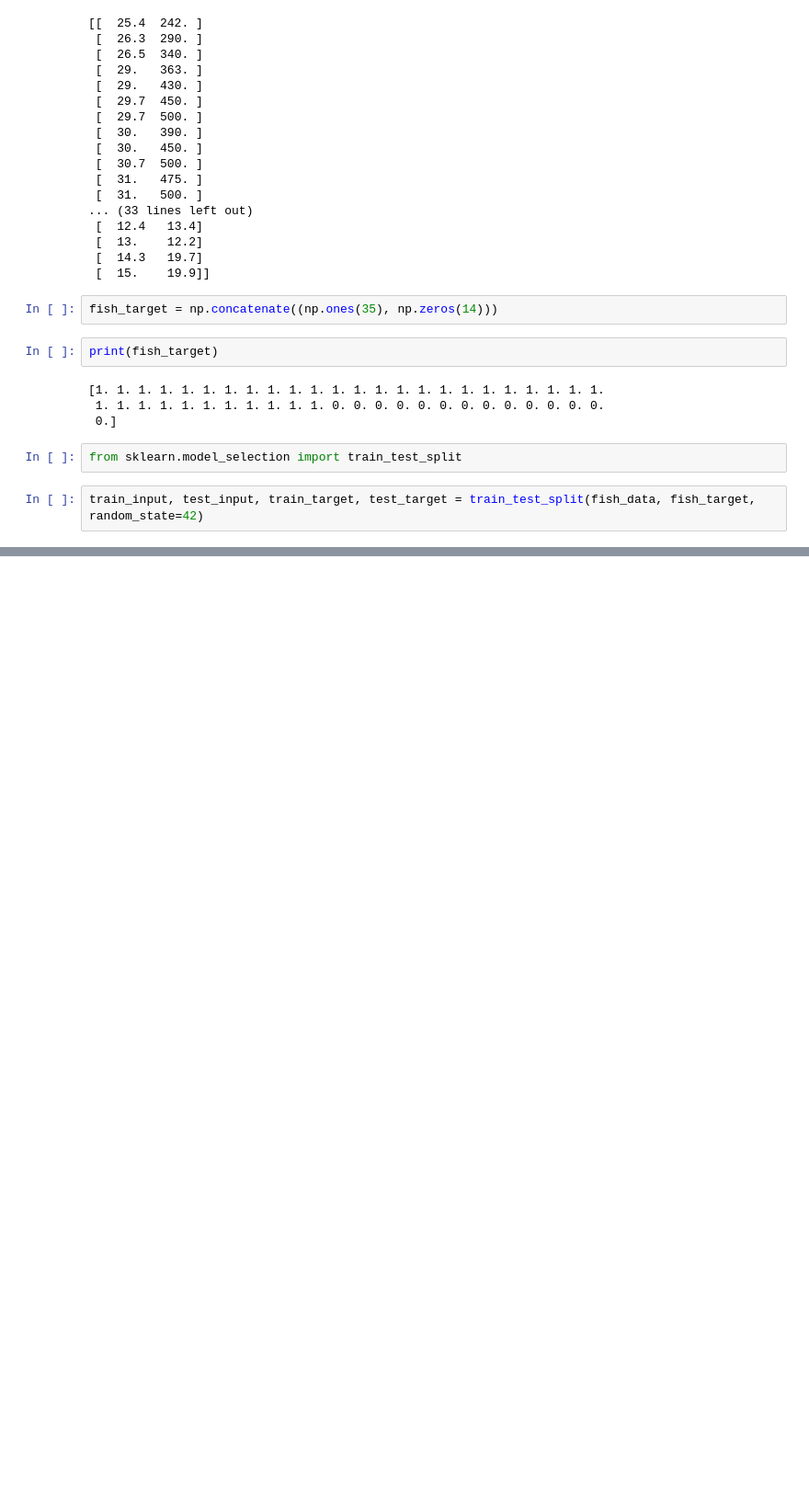
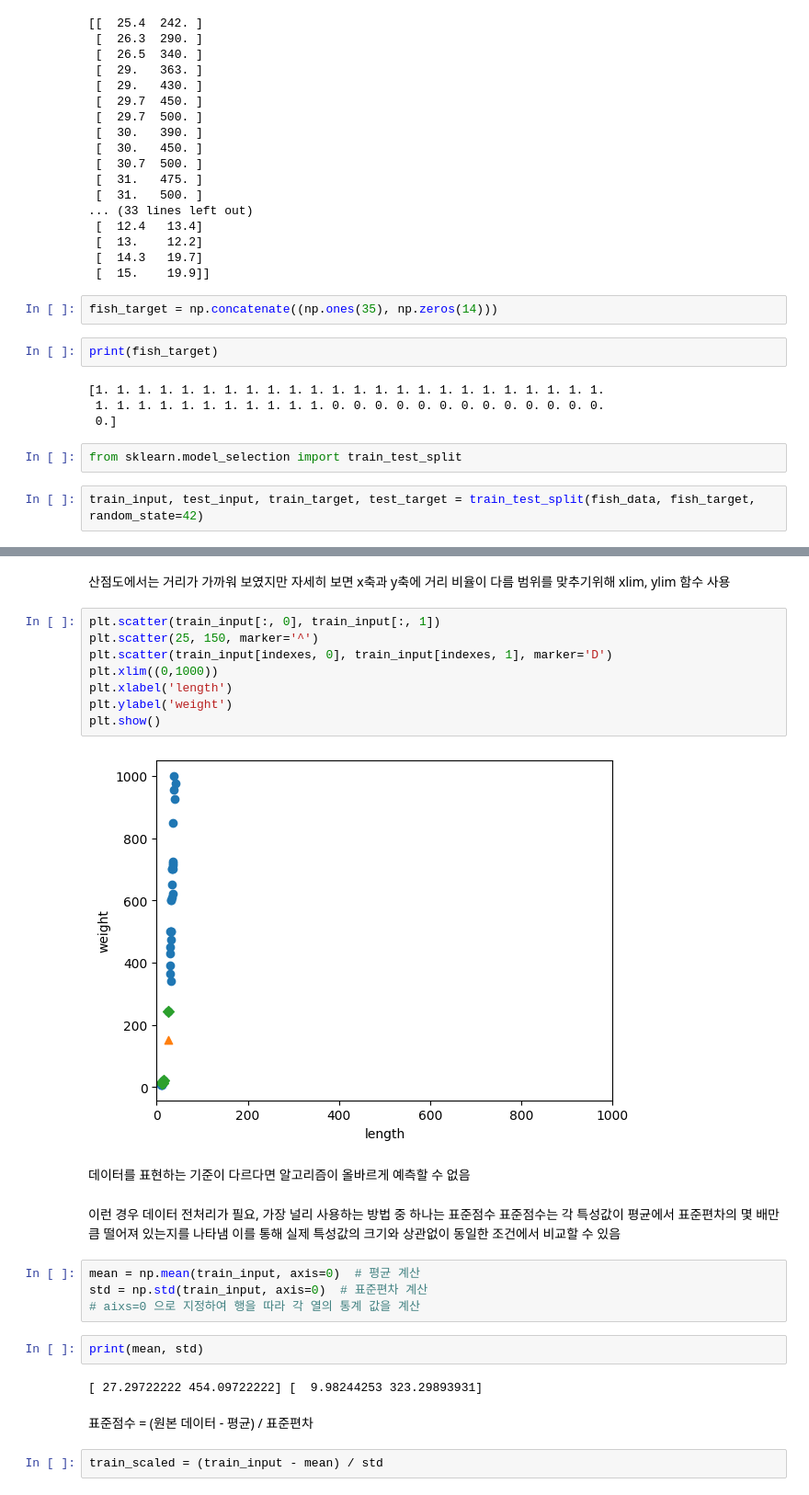
Before and after one commit to jh868/ML, a Jupyter notebook: 02-2.ipynb, the cells around one changed output, grey strips where cells are left out. Shown: that part at 92% size. Cells and saved outputs as stored; diff of their text form; blank space fills up the shorter version.

```diff
--- a/02-2.ipynb
+++ b/02-2.ipynb
@@ -51,0 +121,31 @@ train_input, test_input, train_target, test_target = train_test_split(fish_data,
+# %% [markdown]
+산점도에서는 거리가 가까워 보였지만 자세히 보면 x축과 y축에 거리 비율이 다름
+범위를 맞추기위해 xlim, ylim 함수 사용
+# %%
+plt.scatter(train_input[:, 0], train_input[:, 1])
+plt.scatter(25, 150, marker='^')
+plt.scatter(train_input[indexes, 0], train_input[indexes, 1], marker='D')
+plt.xlim((0,1000))
+plt.xlabel('length')
+plt.ylabel('weight')
+plt.show()
+# %% [output]
+[figure, added]
+# %% [markdown]
+데이터를 표현하는 기준이 다르다면 알고리즘이 올바르게 예측할 수 없음
+# %% [markdown]
+이런 경우 데이터 전처리가 필요, 가장 널리 사용하는 방법 중 하나는 표준점수
+표준점수는 각 특성값이 평균에서 표준편차의 몇 배만큼 떨어져 있는지를 나타냄
+이를 통해 실제 특성값의 크기와 상관없이 동일한 조건에서 비교할 수 있음
+# %%
+mean = np.mean(train_input, axis=0)  # 평균 계산
+std = np.std(train_input, axis=0)  # 표준편차 계산
+# aixs=0 으로 지정하여 행을 따라 각 열의 통계 값을 계산
+# %%
+print(mean, std)
+# %% [output]
+[ 27.29722222 454.09722222] [  9.98244253 323.29893931]
+# %% [markdown]
+표준점수 = (원본 데이터 - 평균) / 표준편차
+# %%
+train_scaled = (train_input - mean) / std
```
Also changed, not shown: parts of 24 cells of this notebook, 2 other files.
